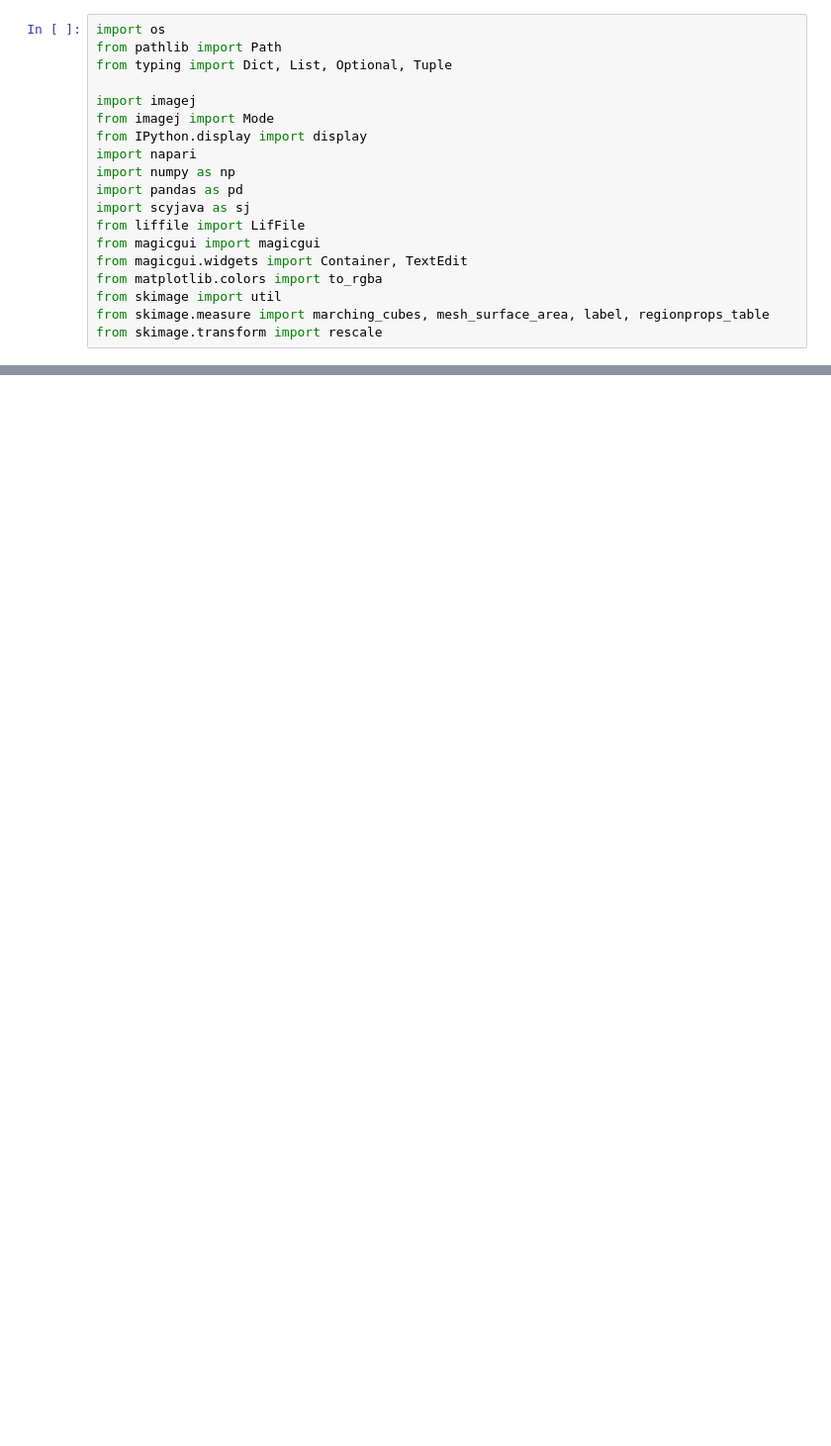
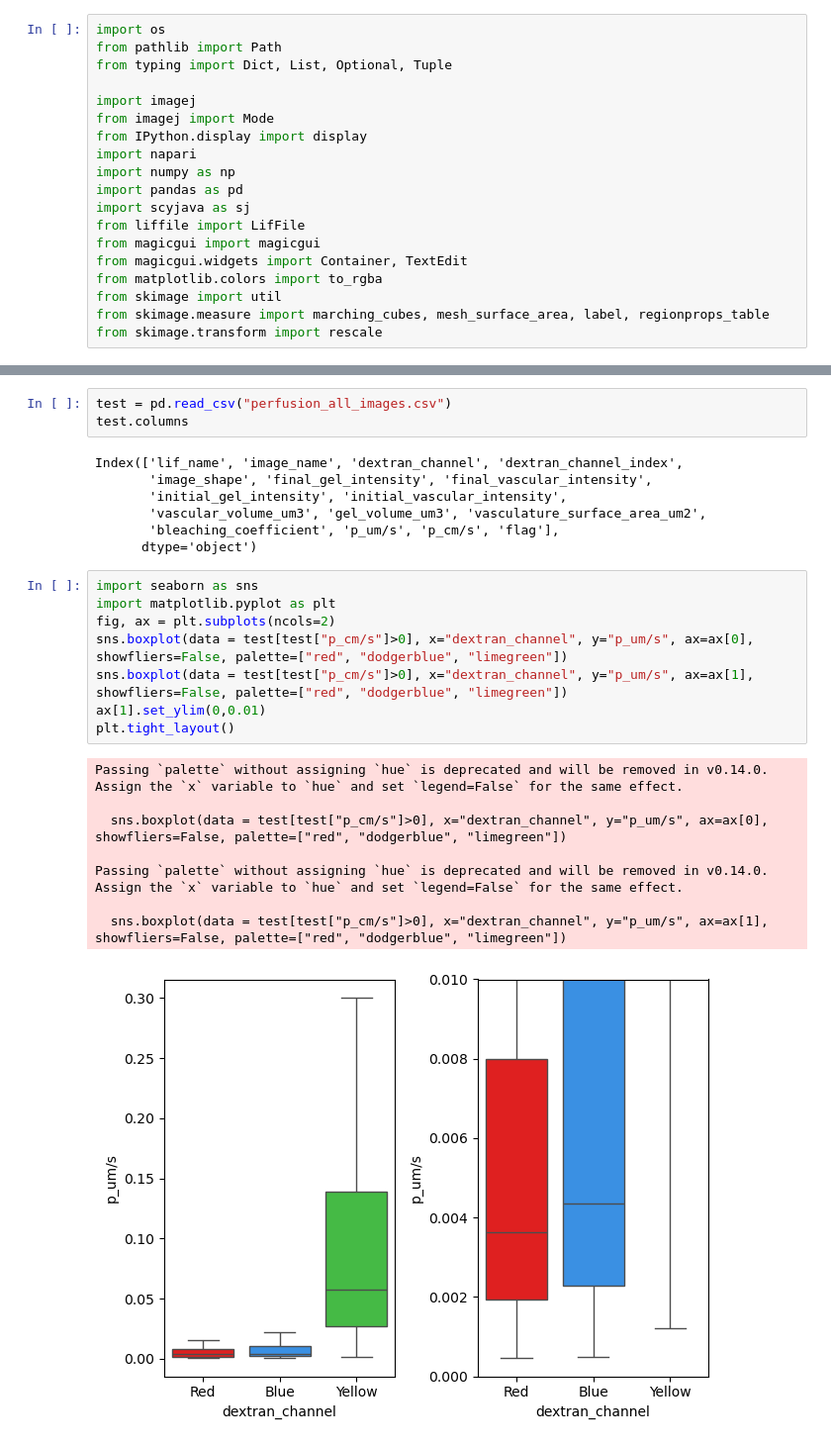
Before and after one commit to isobelth/image_quantification, a Jupyter notebook: Vasculature/perfusion.ipynb, the cells around one changed output, grey strips where cells are left out. Shown at 99% size. Cells and saved outputs as stored; diff of their text form; blank space fills up the shorter version.

```diff
--- a/Vasculature/perfusion.ipynb
+++ b/Vasculature/perfusion.ipynb
@@ -695,0 +727,27 @@ app = PerfusionNapariGUIApp()
+# %%
+test = pd.read_csv("perfusion_all_images.csv")
+test.columns
+# %% [output]
+Index(['lif_name', 'image_name', 'dextran_channel', 'dextran_channel_index',
+       'image_shape', 'final_gel_intensity', 'final_vascular_intensity',
+       'initial_gel_intensity', 'initial_vascular_intensity',
+       'vascular_volume_um3', 'gel_volume_um3', 'vasculature_surface_area_um2',
+       'bleaching_coefficient', 'p_um/s', 'p_cm/s', 'flag'],
+      dtype='object')
+# %%
+import seaborn as sns
+import matplotlib.pyplot as plt
+fig, ax = plt.subplots(ncols=2)
+sns.boxplot(data = test[test["p_cm/s"]>0], x="dextran_channel", y="p_um/s", ax=ax[0], showfliers=False, palette=["red", "dodgerblue", "limegreen"])
+sns.boxplot(data = test[test["p_cm/s"]>0], x="dextran_channel", y="p_um/s", ax=ax[1], showfliers=False, palette=["red", "dodgerblue", "limegreen"])
+ax[1].set_ylim(0,0.01)
+plt.tight_layout()
+# %% [output]
+Passing `palette` without assigning `hue` is deprecated and will be removed in v0.14.0. Assign the `x` variable to `hue` and set `legend=False` for the same effect.
+
+  sns.boxplot(data = test[test["p_cm/s"]>0], x="dextran_channel", y="p_um/s", ax=ax[0], showfliers=False, palette=["red", "dodgerblue", "limegreen"])
+
+Passing `palette` without assigning `hue` is deprecated and will be removed in v0.14.0. Assign the `x` variable to `hue` and set `legend=False` for the same effect.
+
+  sns.boxplot(data = test[test["p_cm/s"]>0], x="dextran_channel", y="p_um/s", ax=ax[1], showfliers=False, palette=["red", "dodgerblue", "limegreen"])
+[figure, added]
```
Also changed, not shown: parts of 1 cell of this notebook.
